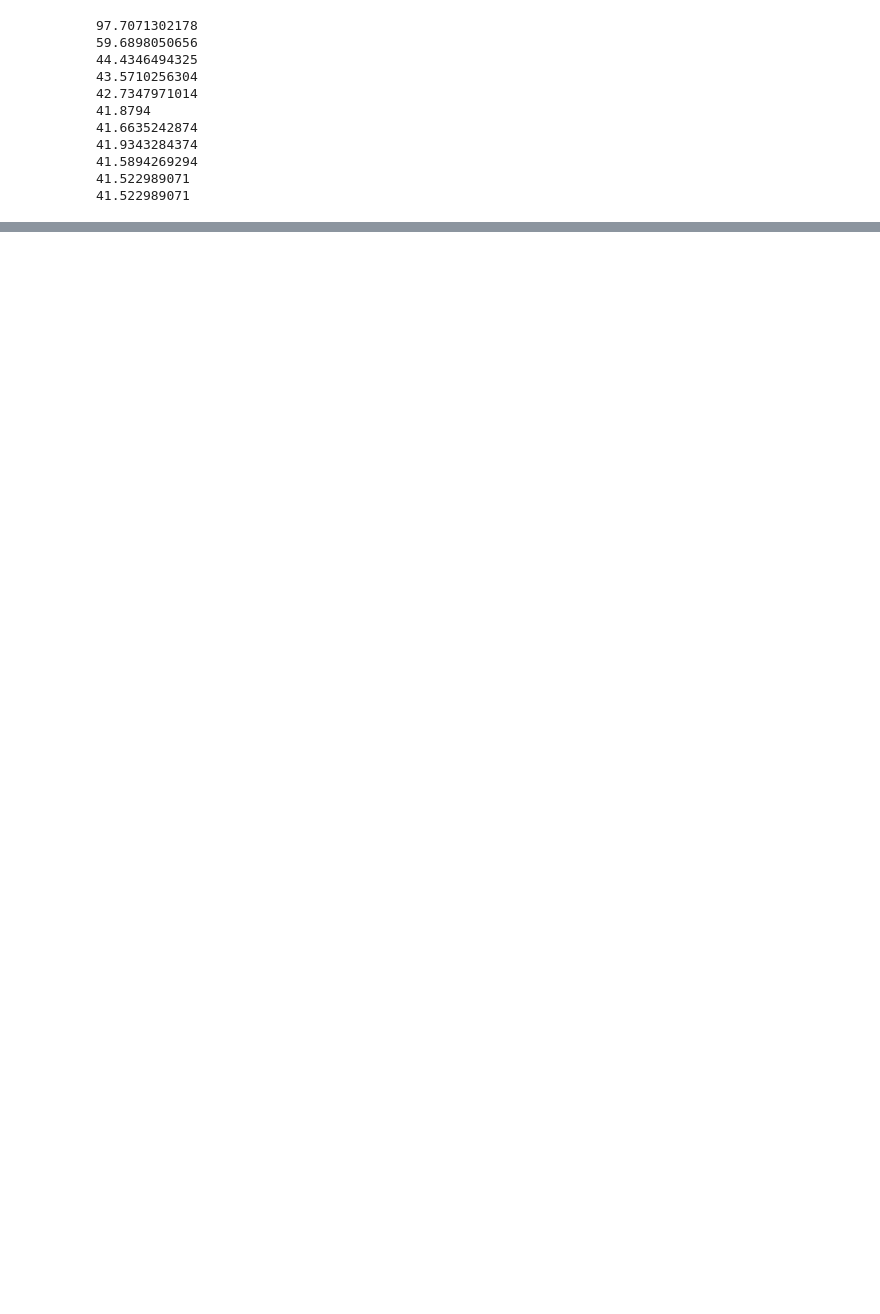
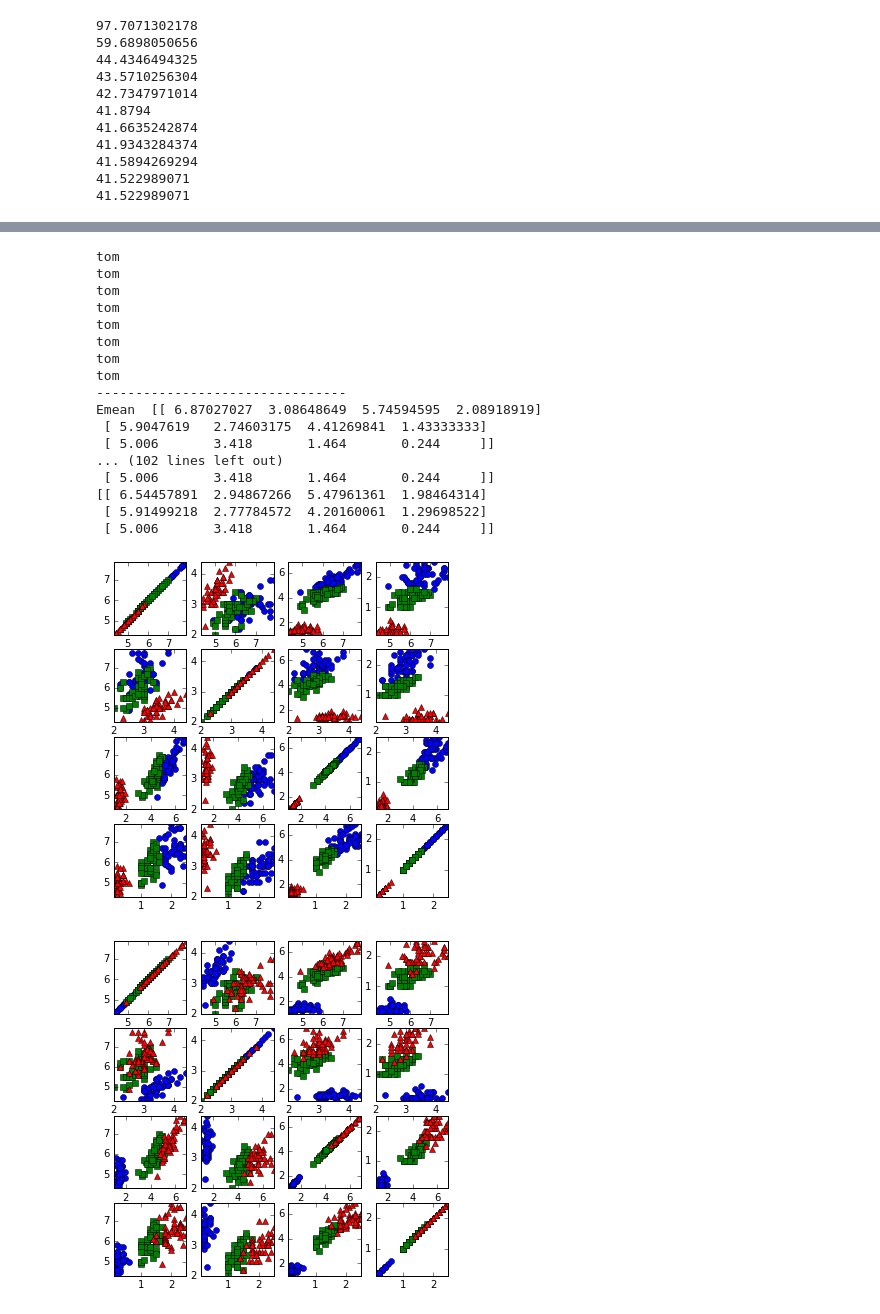
Before and after one commit to KristianAM/machinelearningHandin4, a Jupyter notebook: Handin4.ipynb, the cells around one changed output, grey strips where cells are left out. Cells and saved outputs as stored; diff of their text form; code cells hidden in the pictures; blank space fills up the shorter version.

```diff
--- a/Handin4.ipynb
+++ b/Handin4.ipynb
@@ -162,0 +388,30 @@ plot_groups(data_2d, labels, {0: 'o', 1: 's', 2: '^'}, figsize=(4, 4))
+# %%
+# 4d data
+centers, rep, cost = k_means_opt(data, 3, 1e-4, n = 50)
+rmean,rcov,rprior=em_langsom(data,3,1e-04,mean= centers)
+cluster=most_likely(data,rmean,rcov,rprior)
+print(centers)
+print(rmean)
+
+plot_matrix(data, data, cluster, {0: 'o', 1: 's', 2: '^'}, figsize = (6,6))
+plot_matrix(data, data, labels, {0: 'o', 1: 's', 2: '^'}, figsize = (6,6))
+# %% [output]
+tom
+tom
+tom
+tom
+tom
+tom
+tom
+tom
+--------------------------------
+Emean  [[ 6.87027027  3.08648649  5.74594595  2.08918919]
+ [ 5.9047619   2.74603175  4.41269841  1.43333333]
+ [ 5.006       3.418       1.464       0.244     ]]
+... (102 lines left out)
+ [ 5.006       3.418       1.464       0.244     ]]
+[[ 6.54457891  2.94867266  5.47961361  1.98464314]
+ [ 5.91499218  2.77784572  4.20160061  1.29698522]
+ [ 5.006       3.418       1.464       0.244     ]]
+[figure, added]
+[figure, added]
```
Also changed, not shown: parts of 6 cells of this notebook.
